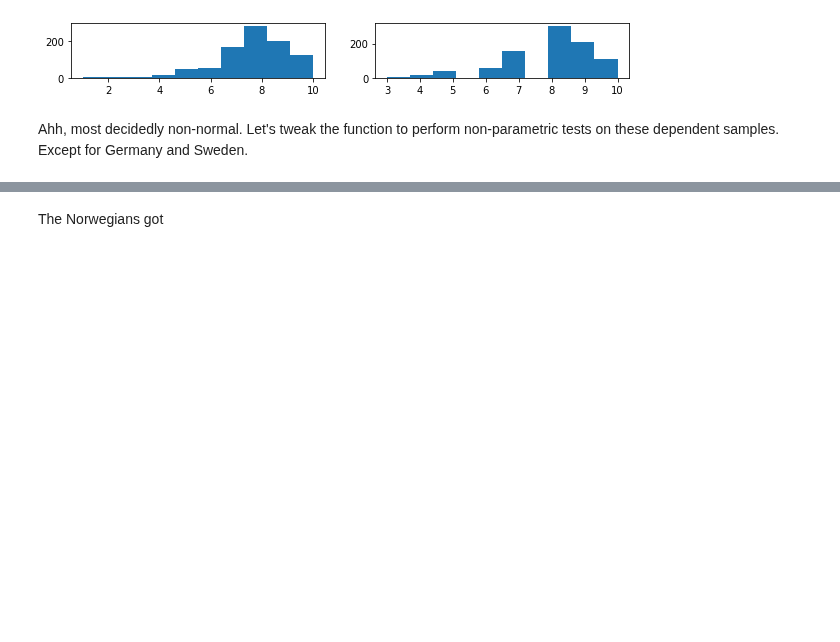
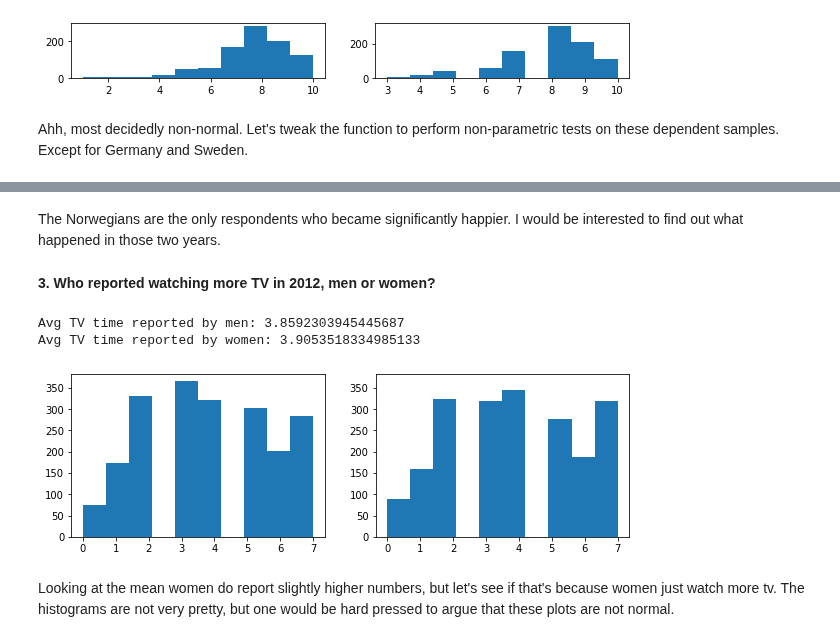
Before and after one commit to 26Jinx/Thinkful, a Jupyter notebook: Unit5/5_Advanced_Experimentation/Challenge.ipynb, the cells around one changed output, grey strips where cells are left out. Drawn from its saved outputs; the diff is of its cells as text; code cells hidden in the pictures; blank space fills up the shorter version.

```diff
--- a/Unit5/5_Advanced_Experimentation/Challenge.ipynb
+++ b/Unit5/5_Advanced_Experimentation/Challenge.ipynb
@@ -241,5 +241,27 @@ Germany:
 Sweden:
  H-stat: 0.07945680214001244
  p-value: 0.7780348894383852
-# %% [markdown]
-The Norwegians got
+# %% [markdown]
+The Norwegians are the only respondents who became significantly happier. I would be interested to find out what happened in those two years.
+# %% [markdown]
+__3. Who reported watching more TV in 2012, men or women?__
+# %%
+# get 2012 data
+df_2012 = ess.loc[ess['year'] == 6].dropna()
+men_tv = df_2012['tvtot'].loc[df_2012['gndr'] == 1]
+women_tv = df_2012['tvtot'].loc[df_2012['gndr'] == 2]
+print('Avg TV time reported by men: {}'.format(men_tv.mean()))
+print('Avg TV time reported by women: {}'.format(women_tv.mean()))
+
+plt.subplots(1, 2, figsize=(10, 3))
+ax1 = plt.subplot(121, label='Men')
+plt.hist(men_tv)
+ax2 = plt.subplot(122, sharey=ax1, label='Women')
+plt.hist(women_tv)
+plt.show()
+# %% [output]
+Avg TV time reported by men: 3.8592303945445687
+Avg TV time reported by women: 3.9053518334985133
+[figure, added]
+# %% [markdown]
+Looking at the mean women do report slightly higher numbers, but let's see if that's because women just watch more tv. The histograms are not very pretty, but one would be hard pressed to argue that these plots are not normal.
```
Also changed, not shown: parts of 6 cells of this notebook.
